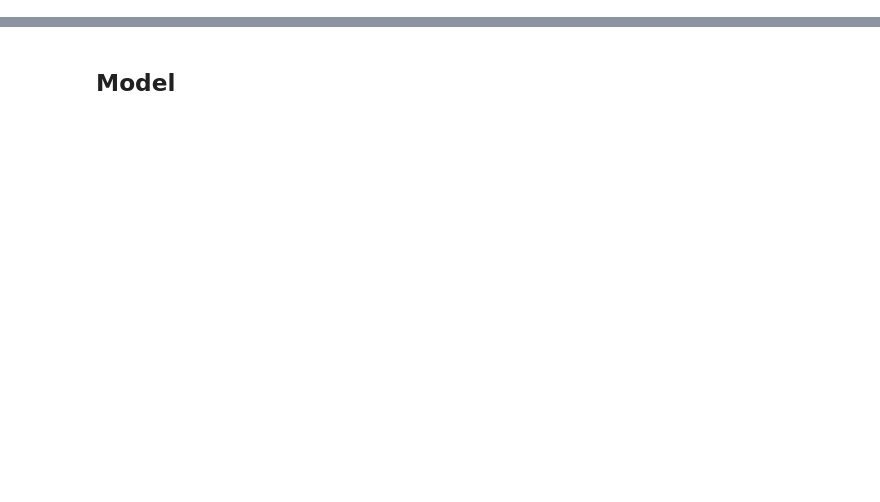
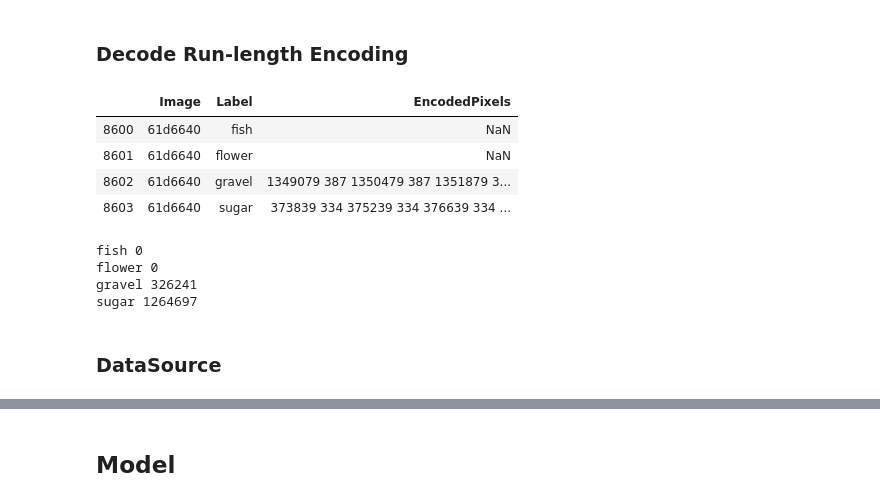
Before and after one commit to qAp/kgl_clouds, a Jupyter notebook: multicloudtype.ipynb, the cells around one changed output, grey strips where cells are left out. Saved outputs shown, nothing was run; the diff lists cells and outputs as text; code cells hidden in the pictures; blank space fills up the shorter version.

```diff
--- a/multicloudtype.ipynb
+++ b/multicloudtype.ipynb
@@ -10,0 +17,4 @@ CATS = ['fish', 'flower', 'gravel', 'sugar']
+# %%
+SOURCE = Path('data/train_images/')
+# %%
+items = get_image_files(SOURCE)
@@ -10,0 +23,10 @@ CATS = ['fish', 'flower', 'gravel', 'sugar']
+# %%
+def load_train_annotation(fpath):
+    df = pd.read_csv(fpath)
+    df['Image'] = df.Image_Label.apply(lambda o: o.split('.')[0])
+    df['Label'] = df.Image_Label.apply(lambda o: o.split('_')[1].lower())
+    df.drop('Image_Label', axis=1, inplace=True)
+    df = df[['Image', 'Label', 'EncodedPixels']]
+    return df
+# %%
+annots = load_train_annotation('data/train.csv')
@@ -10,0 +45,2 @@ CATS = ['fish', 'flower', 'gravel', 'sugar']
+# %% [markdown]
+### Decode Run-length Encoding
@@ -10,0 +75,17 @@ CATS = ['fish', 'flower', 'gravel', 'sugar']
+# %%
+annots[annots.Image == items[16].stem]
+# %% [output]
+|  | Image | Label | EncodedPixels |
+| 8600 | 61d6640 | fish | NaN |
+| 8601 | 61d6640 | flower | NaN |
+| 8602 | 61d6640 | gravel | 1349079 387 1350479 387 1351879 3... |
+| 8603 | 61d6640 | sugar | 373839 334 375239 334 376639 334 ... |
+# %%
+for cat in CATS: print(cat, RLE_Decode(cat, annots, IMG_SHAPE)(items[16]).sum())
+# %% [output]
+fish 0
+flower 0
+gravel 326241
+sugar 1264697
+# %% [markdown]
+### DataSource
```
Also changed, not shown: parts of 35 cells of this notebook.
